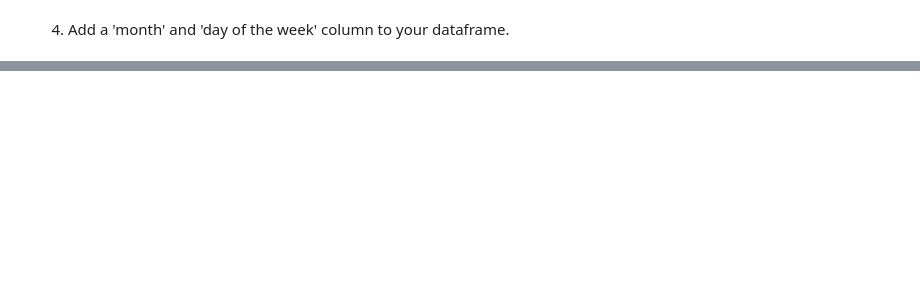
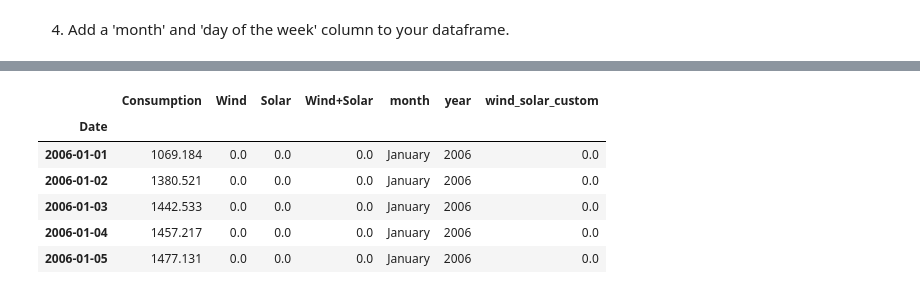
Before and after one commit to lopezelihezer/time-series-exercises, a Jupyter notebook: time_series_prep_exercises.ipynb, the cells around one changed output, grey strips where cells are left out. Saved outputs shown, nothing was run; the diff lists cells and outputs as text; code cells hidden in the pictures; blank space fills up the shorter version.

```diff
--- a/time_series_prep_exercises.ipynb
+++ b/time_series_prep_exercises.ipynb
@@ -51,0 +103,2 @@ si.head()
+# %%
+ops = ops.set_index('Date').sort_index()
@@ -51,0 +107,3 @@ si.head()
+# %%
+ops['month'] = ops.index.month_name()
+ops['year'] = ops.index.year
@@ -51,0 +120,2 @@ si.head()
+# %%
+ops = ops.fillna(0)
@@ -51,0 +132,12 @@ si.head()
+# %%
+ops['wind_solar_custom'] = ops['Wind'] + ops['Solar']
+# %%
+ops.head()
+# %% [output]
+|  | Consumption | Wind | Solar | Wind+Solar | month | year | wind_solar_custom |
+| Date |  |  |  |  |  |  |  |
+| 2006-01-01 | 1069.184 | 0.0 | 0.0 | 0.0 | January | 2006 | 0.0 |
+| 2006-01-02 | 1380.521 | 0.0 | 0.0 | 0.0 | January | 2006 | 0.0 |
+| 2006-01-03 | 1442.533 | 0.0 | 0.0 | 0.0 | January | 2006 | 0.0 |
+| 2006-01-04 | 1457.217 | 0.0 | 0.0 | 0.0 | January | 2006 | 0.0 |
+| 2006-01-05 | 1477.131 | 0.0 | 0.0 | 0.0 | January | 2006 | 0.0 |
```
Also changed, not shown: parts of 15 cells of this notebook.
